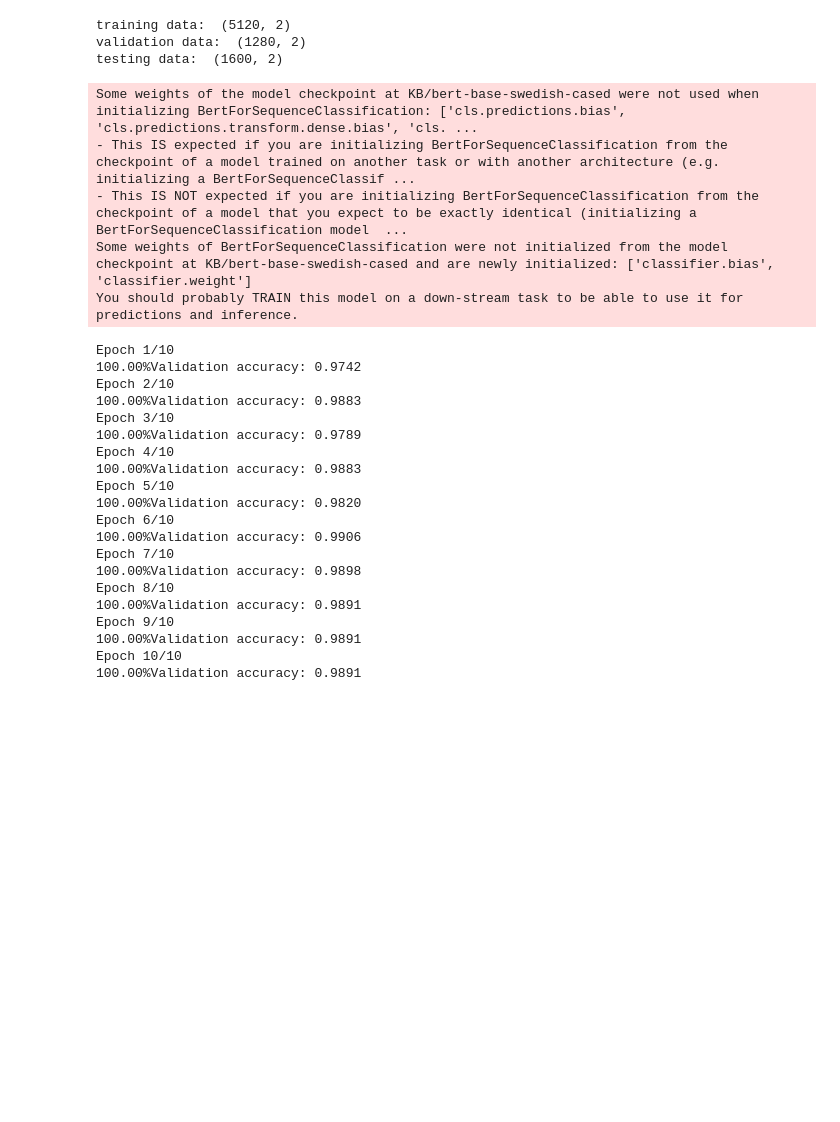
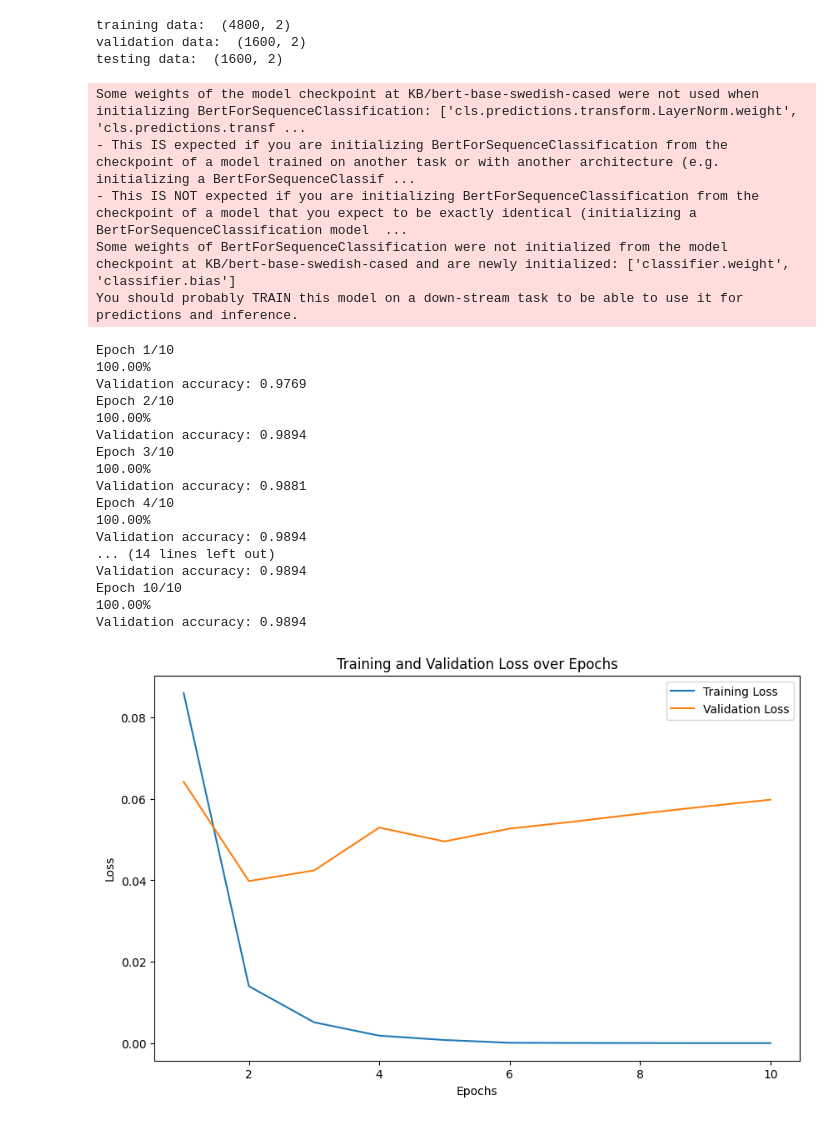
Before and after one commit to johannordling/tdde16_project, a Jupyter notebook: method/transformer/transformer.ipynb, the cells around one changed output. Saved outputs shown, nothing was run; the diff lists cells and outputs as text; code cells hidden in the pictures; blank space fills up the shorter version.

```diff
--- a/method/transformer/transformer.ipynb
+++ b/method/transformer/transformer.ipynb
@@ -49,15 +54,15 @@ class QuestionDataset(torch.utils.data.Dataset):
 data = pd.read_csv('dataset.csv')
 
 # Divide the data into training, validation and test
-training_data, testing_data = sklearn.model_selection.train_test_split(data, test_size=0.2, random_state = 1)
-training_data, validation_data = sklearn.model_selection.train_test_split(training_data, test_size = 0.25, random_state = 1)
+training_data, testing_data = train_test_split(data, test_size=0.2, random_state = 1)
+training_data, validation_data = train_test_split(training_data, test_size = 0.25, random_state = 1)
 
 print("training data: ", training_data.shape)
 print("validation data: ", validation_data.shape)
 print("testing data: ", testing_data.shape)
 # %% [output]
-training data:  (5120, 2)
-validation data:  (1280, 2)
+training data:  (4800, 2)
+validation data:  (1600, 2)
 testing data:  (1600, 2)
 # %%
 # Load datasets into QuestionDataset objects
@@ -94,18 +99,24 @@ loss_fn = torch.nn.CrossEntropyLoss()
 # Load your dataset into a DataLoader
 train_loader = torch.utils.data.DataLoader(training_dataset, batch_size=16, shuffle=True, collate_fn=collate_fn)
 
+save_dir = "saved_models"
+os.makedirs(save_dir, exist_ok=True)
+
 # Fine-tune the model on your dataset
 num_epochs = 10
+train_losses = []
+val_losses = []
 for epoch in range(num_epochs):
     print(f"Epoch {epoch+1}/{num_epochs}")
 
     batch_count = 0
+    epoch_train_loss = 0
     for batch in train_loader:
         # Show progress in percentage
         batch_count += 1
         print(f"\r{batch_count/len(train_loader)*100:.2f}%", end="")
 
-        # Load the batch into the device (GPU)
+        # Load the batch into the device
         input_ids = batch[0].to(device)
         attention_mask = batch[1].to(device)
         labels = batch[2].to(device)
@@ -119,6 +130,7 @@ for epoch in range(num_epochs):
 
         # Compute the loss
         loss = loss_fn(logits, labels)
+        epoch_train_loss += loss.item()  # Accumulate the loss
 
         # Backward pass
         loss.backward()
@@ -126,46 +138,66 @@ for epoch in range(num_epochs):
         # Update the parameters
         optimizer.step()
 
+    train_losses.append(epoch_train_loss / len(train_loader))
+
     # Evaluate the model on the validation set
-    val_loader = torch.utils.data.DataLoader(validation_dataset, batch_size = 32)
+    val_loader = torch.utils.data.DataLoader(validation_dataset, batch_size = 16, collate_fn = collate_fn)
     model.eval()
+    epoch_val_loss = 0
     val_preds = []
     val_labels = []
     for batch in val_loader:
-        input_ids = batch["input_ids"].to(device)
-        attention_mask = batch["attention_mask"].to(device)
-        labels = batch["label"].to(device)
+        input_ids = batch[0].to(device)
+        attention_mask = batch[1].to(device)
+        labels = batch[2].to(device)
+
         with torch.no_grad():
             outputs = model(input_ids, attention_mask = attention_mask)
         logits = outputs.logits
+        loss = loss_fn(logits, labels)  # Compute the validation loss
+        epoch_val_loss += loss.item()  # Accumulate the loss
         preds = torch.argmax(logits, axis=1)
         val_preds.extend(preds.tolist())
         val_labels.extend(labels.tolist())
+
+    val_losses.append(epoch_val_loss / len(val_loader))
+
     val_acc = sklearn.metrics.accuracy_score(val_labels, val_preds)
+    print()
     print(f"Validation accuracy: {val_acc:.4f}")
+    epoch_save_path = os.path.join(save_dir, f"model_epoch_{epoch+1}.pt")
+    torch.save(model.state_dict(), epoch_save_path)
 # %% [output]
-Some weights of the model checkpoint at KB/bert-base-swedish-cased were not used when initializing BertForSequenceClassification: ['cls.predictions.bias', 'cls.predictions.transform.dense.bias', 'cls. ...
+Some weights of the model checkpoint at KB/bert-base-swedish-cased were not used when initializing BertForSequenceClassification: ['cls.predictions.transform.LayerNorm.weight', 'cls.predictions.transf ...
 - This IS expected if you are initializing BertForSequenceClassification from the checkpoint of a model trained on another task or with another architecture (e.g. initializing a BertForSequenceClassif ...
 - This IS NOT expected if you are initializing BertForSequenceClassification from the checkpoint of a model that you expect to be exactly identical (initializing a BertForSequenceClassification model  ...
-Some weights of BertForSequenceClassification were not initialized from the model checkpoint at KB/bert-base-swedish-cased and are newly initialized: ['classifier.bias', 'classifier.weight']
+Some weights of BertForSequenceClassification were not initialized from the model checkpoint at KB/bert-base-swedish-cased and are newly initialized: ['classifier.weight', 'classifier.bias']
 You should probably TRAIN this model on a down-stream task to be able to use it for predictions and inference.
 Epoch 1/10
-100.00%Validation accuracy: 0.9742
+100.00%
+Validation accuracy: 0.9769
 Epoch 2/10
-100.00%Validation accuracy: 0.9883
+100.00%
+Validation accuracy: 0.9894
 Epoch 3/10
-100.00%Validation accuracy: 0.9789
+100.00%
+Validation accuracy: 0.9881
 Epoch 4/10
-100.00%Validation accuracy: 0.9883
-Epoch 5/10
-100.00%Validation accuracy: 0.9820
-Epoch 6/10
-100.00%Validation accuracy: 0.9906
-Epoch 7/10
-100.00%Validation accuracy: 0.9898
-Epoch 8/10
-100.00%Validation accuracy: 0.9891
-Epoch 9/10
-100.00%Validation accuracy: 0.9891
+100.00%
+Validation accuracy: 0.9894
+... (14 lines left out)
+Validation accuracy: 0.9894
 Epoch 10/10
-100.00%Validation accuracy: 0.9891
+100.00%
+Validation accuracy: 0.9894
+# %%
+plt.figure(figsize=(10, 6))
+plt.plot(np.arange(num_epochs) + 1, train_losses, label="Training Loss")
+plt.plot(np.arange(num_epochs) + 1, val_losses, label="Validation Loss")
+plt.xlabel("Epochs")
+plt.ylabel("Loss")
+plt.legend()
+plt.title("Training and Validation Loss over Epochs")
+plt.show()
+# %% [output]
+[figure, added]
```
Also changed, not shown: parts of 5 cells of this notebook, 7 other files.
